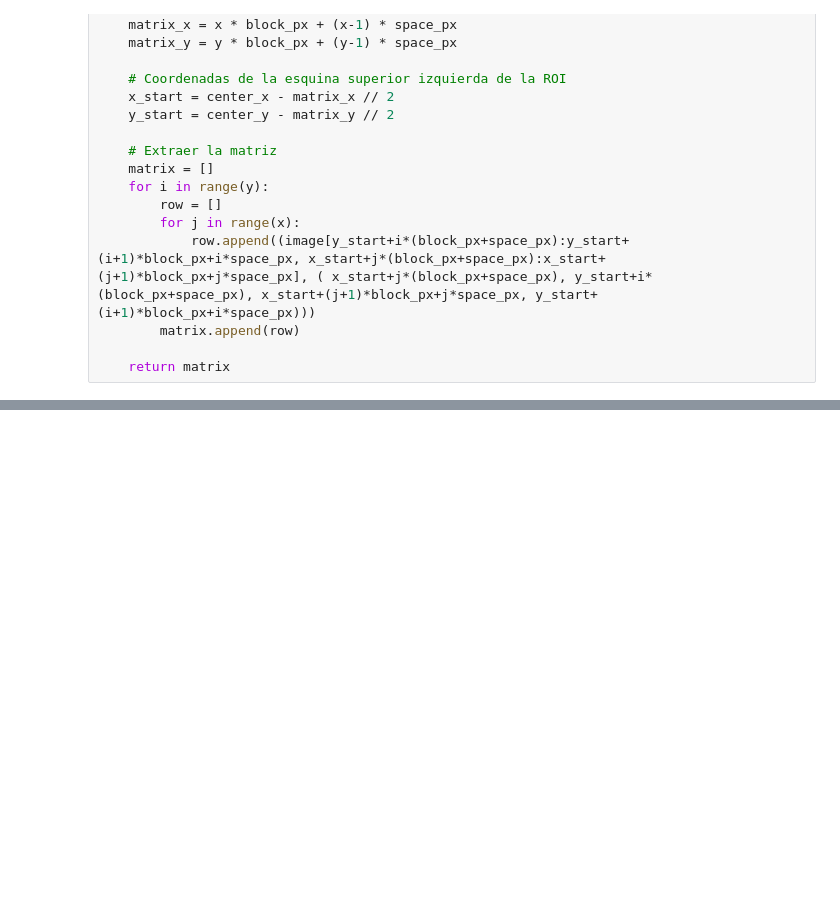
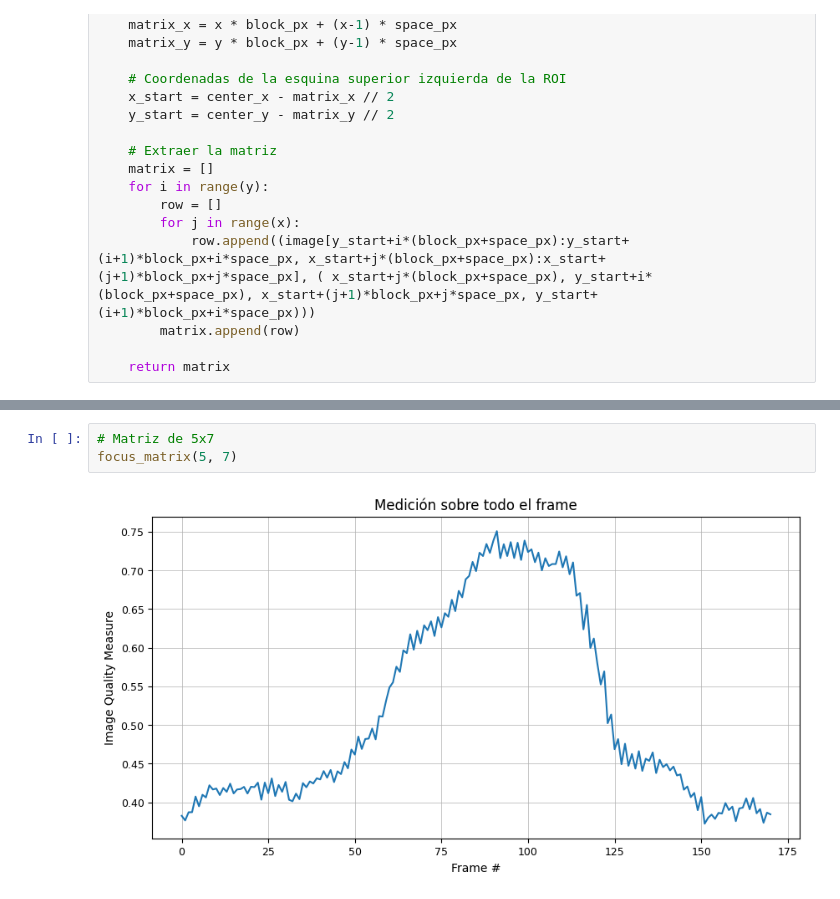
Before and after one commit to fabimass/vpc1-tp2, a Jupyter notebook: tp2_massotto.ipynb, the cells around one changed output, grey strips where cells are left out. Saved outputs shown, nothing was run; the diff lists cells and outputs as text; blank space fills up the shorter version.

```diff
--- a/tp2_massotto.ipynb
+++ b/tp2_massotto.ipynb
@@ -342,0 +346,5 @@ plt.show()
+# %%
+# Matriz de 5x7
+focus_matrix(5, 7)
+# %% [output]
+[figure, added]
```
Also changed, not shown: parts of 4 cells of this notebook.
